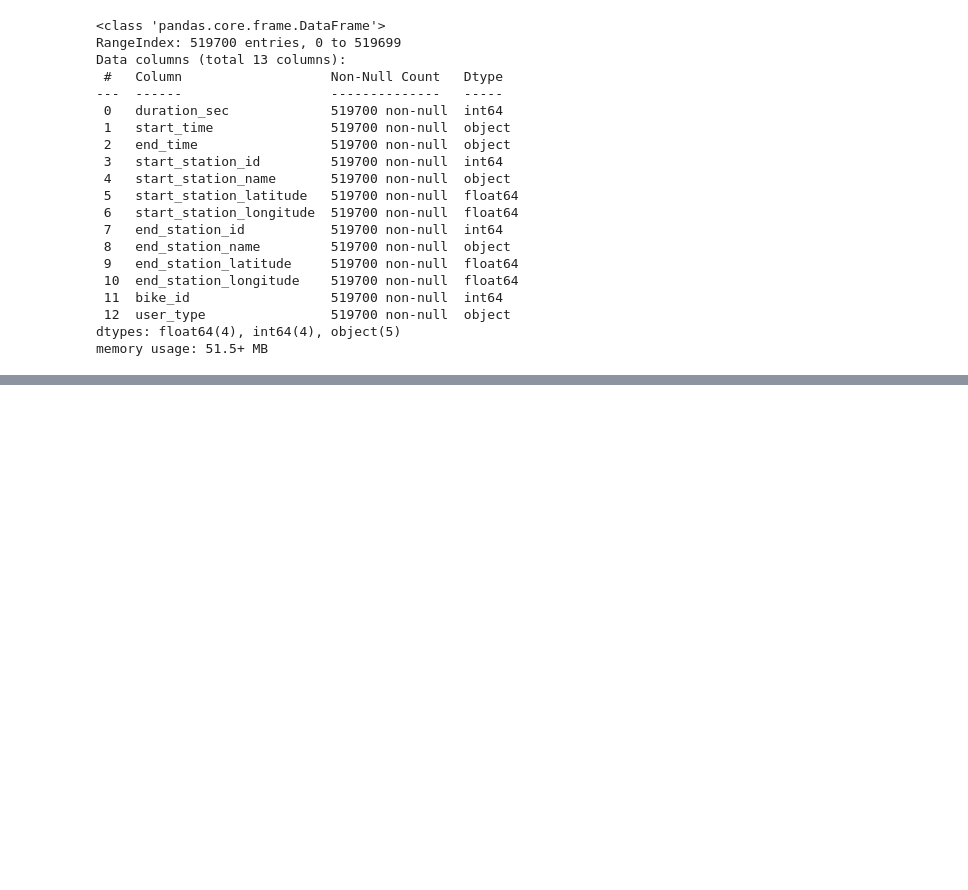
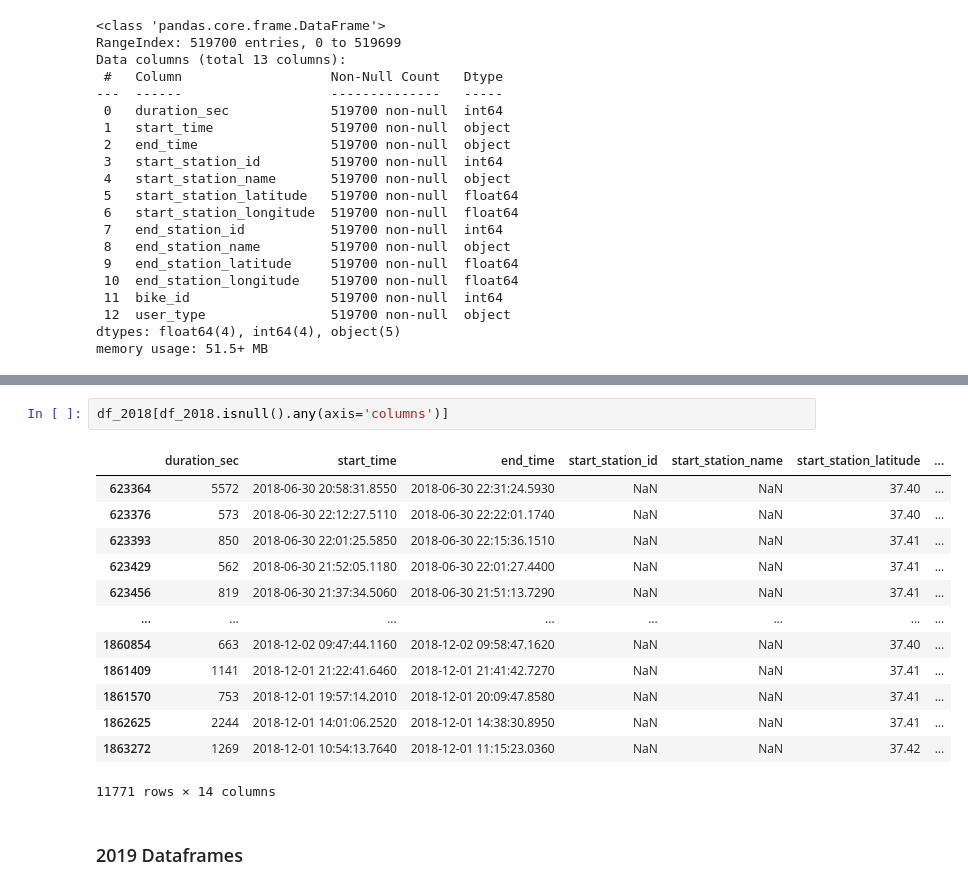
Before and after one commit to adipurnamk/Ford-GoBike-System-Data, a Jupyter notebook: data_analyst_bicycyle.ipynb, the cells around one changed output, grey strips where cells are left out. Drawn from its saved outputs; the diff is of its cells as text; blank space fills up the shorter version.

```diff
--- a/data_analyst_bicycyle.ipynb
+++ b/data_analyst_bicycyle.ipynb
@@ -127,0 +231,18 @@ array([[<AxesSubplot:title={'center':'duration_sec'}>,
+# %%
+df_2018[df_2018.isnull().any(axis='columns')]
+# %% [output]
+|  | duration_sec | start_time | end_time | start_station_id | start_station_name | start_station_latitude | ... |
+| 623364 | 5572 | 2018-06-30 20:58:31.8550 | 2018-06-30 22:31:24.5930 | NaN | NaN | 37.40 | ... |
+| 623376 | 573 | 2018-06-30 22:12:27.5110 | 2018-06-30 22:22:01.1740 | NaN | NaN | 37.40 | ... |
+| 623393 | 850 | 2018-06-30 22:01:25.5850 | 2018-06-30 22:15:36.1510 | NaN | NaN | 37.41 | ... |
+| 623429 | 562 | 2018-06-30 21:52:05.1180 | 2018-06-30 22:01:27.4400 | NaN | NaN | 37.41 | ... |
+| 623456 | 819 | 2018-06-30 21:37:34.5060 | 2018-06-30 21:51:13.7290 | NaN | NaN | 37.41 | ... |
+| ... | ... | ... | ... | ... | ... | ... | ... |
+| 1860854 | 663 | 2018-12-02 09:47:44.1160 | 2018-12-02 09:58:47.1620 | NaN | NaN | 37.40 | ... |
+| 1861409 | 1141 | 2018-12-01 21:22:41.6460 | 2018-12-01 21:41:42.7270 | NaN | NaN | 37.41 | ... |
+| 1861570 | 753 | 2018-12-01 19:57:14.2010 | 2018-12-01 20:09:47.8580 | NaN | NaN | 37.41 | ... |
+| 1862625 | 2244 | 2018-12-01 14:01:06.2520 | 2018-12-01 14:38:30.8950 | NaN | NaN | 37.41 | ... |
+| 1863272 | 1269 | 2018-12-01 10:54:13.7640 | 2018-12-01 11:15:23.0360 | NaN | NaN | 37.42 | ... |
+11771 rows × 14 columns
+# %% [markdown]
+### 2019 Dataframes
```
Also changed, not shown: parts of 19 cells of this notebook, 7 other files.
